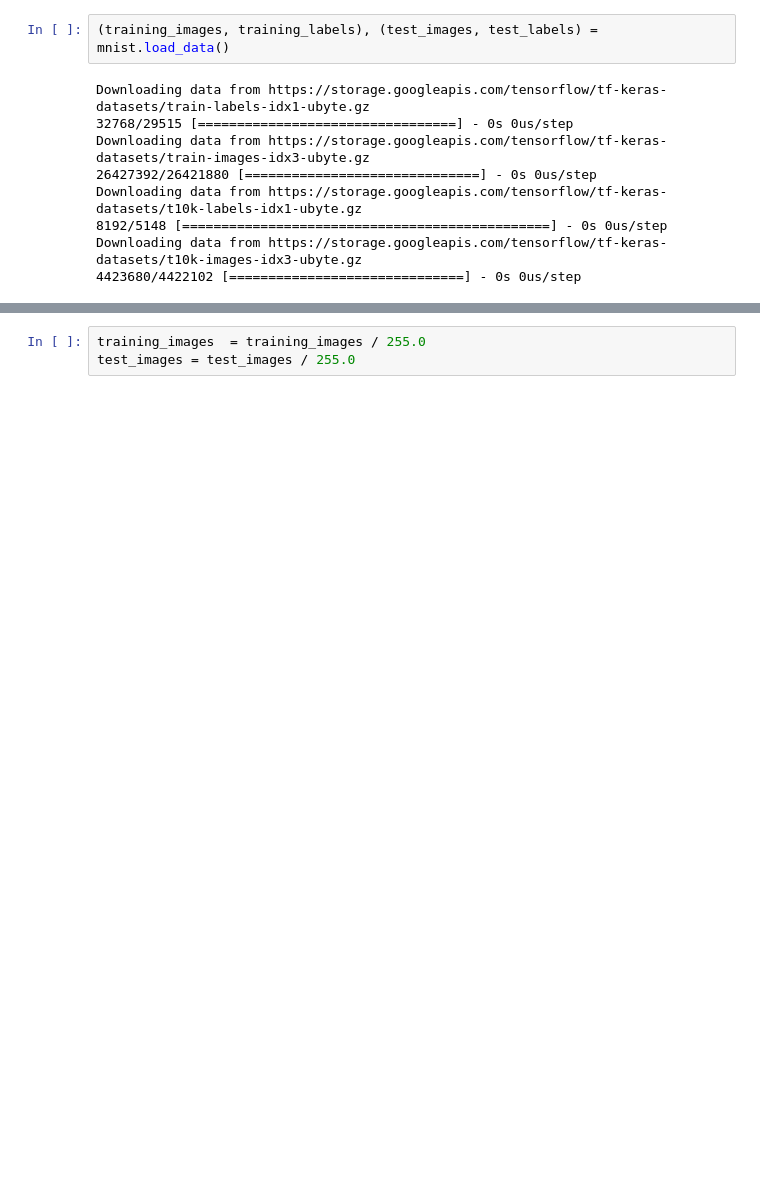
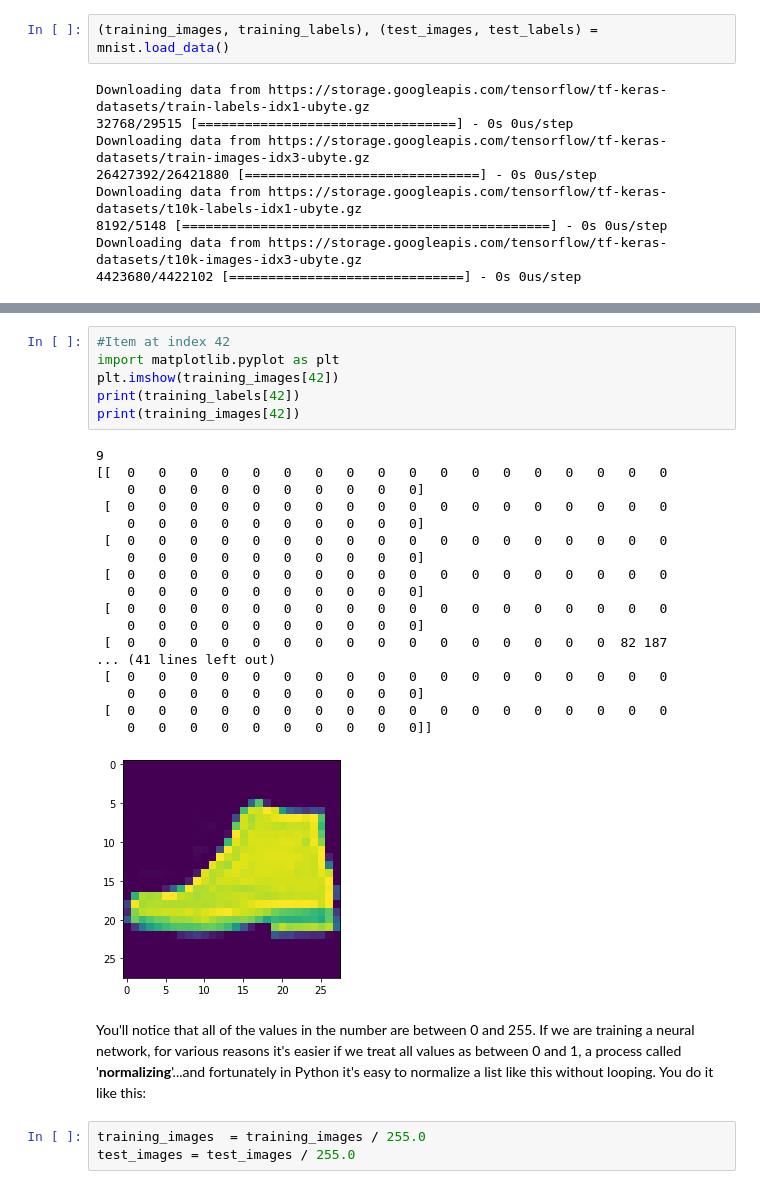
Before and after one commit to ainurafifah00/Coursera_TF, a Jupyter notebook: [Week_2]_Intro_to_Computer_Vision.ipynb, the cells around one changed output, grey strips where cells are left out. Drawn from its saved outputs; the diff is of its cells as text; blank space fills up the shorter version.

```diff
--- a/[Week_2]_Intro_to_Computer_Vision.ipynb
+++ b/[Week_2]_Intro_to_Computer_Vision.ipynb
@@ -48,6 +50,33 @@ print(training_images[0])
  [  0   0   0   0   0   0   0   0   0   0   0   0   0   0   0   0   0   0
     0   0   0   0   0   0   0   0   0   0]]
 [figure]
+# %%
+#Item at index 42
+import matplotlib.pyplot as plt
+plt.imshow(training_images[42])
+print(training_labels[42])
+print(training_images[42])
+# %% [output]
+9
+[[  0   0   0   0   0   0   0   0   0   0   0   0   0   0   0   0   0   0
+    0   0   0   0   0   0   0   0   0   0]
+ [  0   0   0   0   0   0   0   0   0   0   0   0   0   0   0   0   0   0
+    0   0   0   0   0   0   0   0   0   0]
+ [  0   0   0   0   0   0   0   0   0   0   0   0   0   0   0   0   0   0
+    0   0   0   0   0   0   0   0   0   0]
+ [  0   0   0   0   0   0   0   0   0   0   0   0   0   0   0   0   0   0
+    0   0   0   0   0   0   0   0   0   0]
+ [  0   0   0   0   0   0   0   0   0   0   0   0   0   0   0   0   0   0
+    0   0   0   0   0   0   0   0   0   0]
+ [  0   0   0   0   0   0   0   0   0   0   0   0   0   0   0   0  82 187
+... (41 lines left out)
+ [  0   0   0   0   0   0   0   0   0   0   0   0   0   0   0   0   0   0
+    0   0   0   0   0   0   0   0   0   0]
+ [  0   0   0   0   0   0   0   0   0   0   0   0   0   0   0   0   0   0
+    0   0   0   0   0   0   0   0   0   0]]
+[figure, added]
+# %% [markdown]
+You'll notice that all of the values in the number are between 0 and 255. If we are training a neural network, for various reasons it's easier if we treat all values as between 0 and 1, a process called '**normalizing**'...and fortunately in Python it's easy to normalize a list like this without looping. You do it like this:
 # %%
 training_images  = training_images / 255.0
 test_images = test_images / 255.0
```
Also changed, not shown: parts of 16 cells of this notebook.
